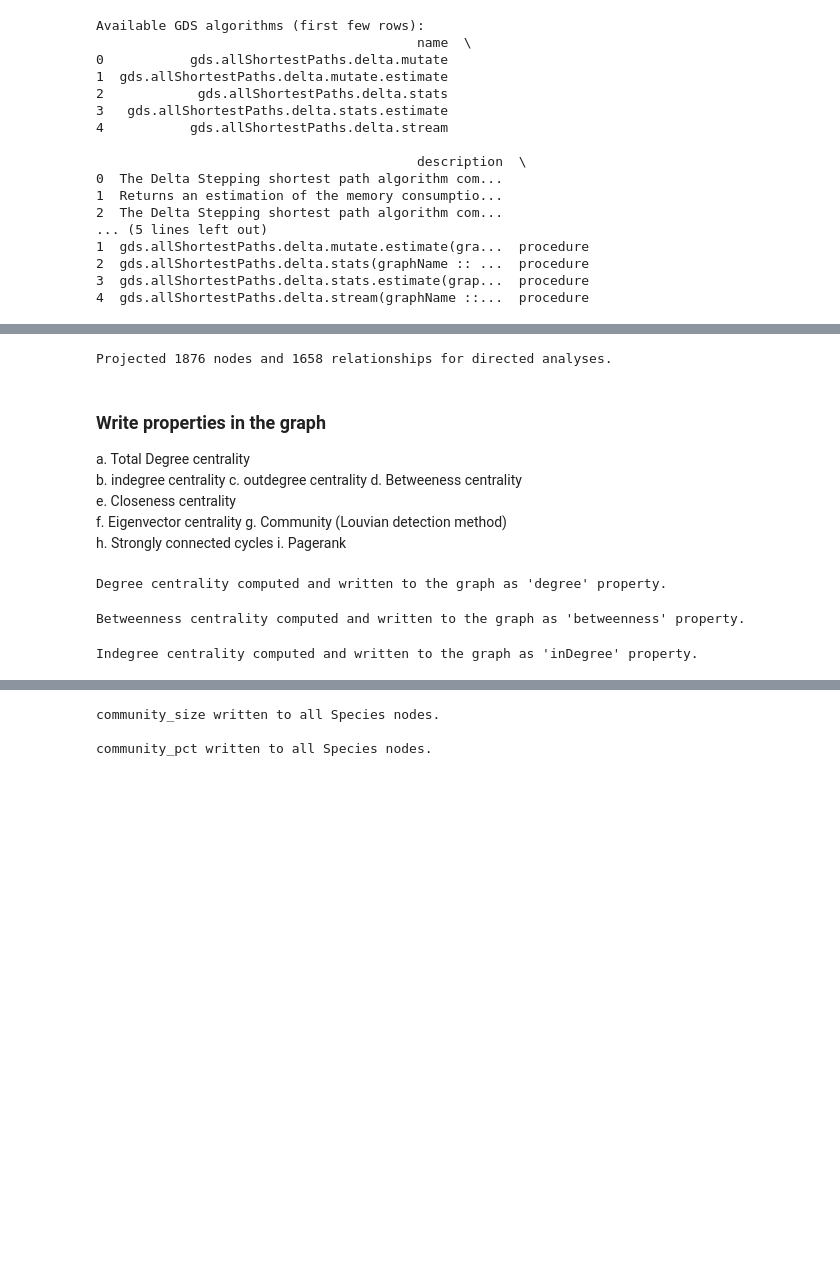
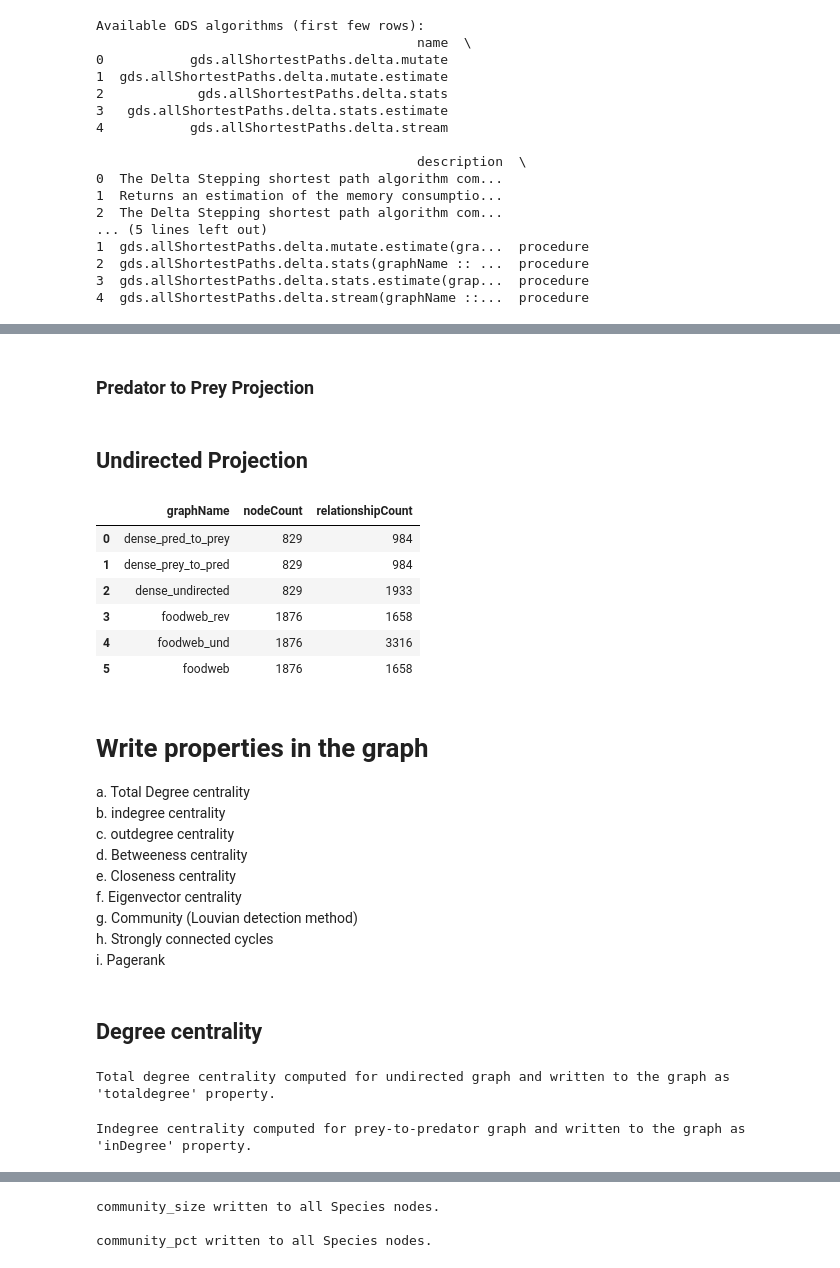
Before and after one commit to surabhi1914/who-eats-whom, a Jupyter notebook: FEB_SUB/Analysis.ipynb, the cells around one changed output, grey strips where cells are left out. Saved outputs shown, nothing was run; the diff lists cells and outputs as text; code cells hidden in the pictures; blank space fills up the shorter version.

Commit message:
Added a new file for dense component analysis and updated Analysis.ipynb accordingly.

```diff
--- a/FEB_SUB/Analysis.ipynb
+++ b/FEB_SUB/Analysis.ipynb
@@ -89,3 +83,5 @@ G_eats, proj_result = gds.graph.project(
         }
     }
 )
+# %% [markdown]
+### Predator to Prey Projection
@@ -92 +104,3 @@ G_eats, proj_result = gds.graph.project(
+# %% [markdown]
+## Undirected Projection
 # %%
@@ -105,11 +119,17 @@ G_und, proj_result = gds.graph.project(
     }
 )
 # %%
-print(f"Projected {G.node_count()} nodes and {G.relationship_count()} relationships for directed analyses.\n")
+gds.graph.list()[["graphName","nodeCount","relationshipCount"]]
 # %% [output]
-Projected 1876 nodes and 1658 relationships for directed analyses.
+|  | graphName | nodeCount | relationshipCount |
+| 0 | dense_pred_to_prey | 829 | 984 |
+| 1 | dense_prey_to_pred | 829 | 984 |
+| 2 | dense_undirected | 829 | 1933 |
+| 3 | foodweb_rev | 1876 | 1658 |
+| 4 | foodweb_und | 1876 | 3316 |
+| 5 | foodweb | 1876 | 1658 |
 # %% [markdown]
-### Write properties in the graph
+# Write properties in the graph
 
 a. Total Degree centrality
 b. indegree centrality
@@ -120,37 +140,29 @@ f. Eigenvector centrality
 g. Community (Louvian detection method)
 h. Strongly connected cycles
 i. Pagerank
+# %% [markdown]
+## Degree centrality
 # %%
-# Degree centrality
 
 
 degree_centrality = gds.degree.write(
     G_und,
-    writeProperty="degree"
+    writeProperty="totaldegree"
 )
 
-print("Degree centrality computed and written to the graph as 'degree' property.\n")
+print("Total degree centrality computed for undirected graph and written to the graph as 'totaldegree' property.\n")
 # %% [output]
-Degree centrality computed and written to the graph as 'degree' property.
+Total degree centrality computed for undirected graph and written to the graph as 'totaldegree' property.
-# %%
-# Betweenness centrality
-betweenness_centrality = gds.betweenness.write(
-    G,
-    writeProperty="betweenness"
-)
-print("Betweenness centrality computed and written to the graph as 'betweenness' property.\n")
-# %% [output]
-Betweenness centrality computed and written to the graph as 'betweenness' property.
 # %%
 # Indegree centrality
 indegree = gds.degree.write(
-  G,
-  orientation  = 'Natural',
+  G_prey_2_pred,
+  orientation  = 'REVERSE',
   writeProperty=  'inDegree'
 );
-print("Indegree centrality computed and written to the graph as 'inDegree' property.\n")
+print("Indegree centrality computed for prey-to-predator graph and written to the graph as 'inDegree' property.\n")
 # %% [output]
-Indegree centrality computed and written to the graph as 'inDegree' property.
+Indegree centrality computed for prey-to-predator graph and written to the graph as 'inDegree' property.
 # %%
 # Outdegree centrality
 outdegree = gds.degree.write(
```
Also changed, not shown: parts of 64 cells of this notebook, 7 other files.
